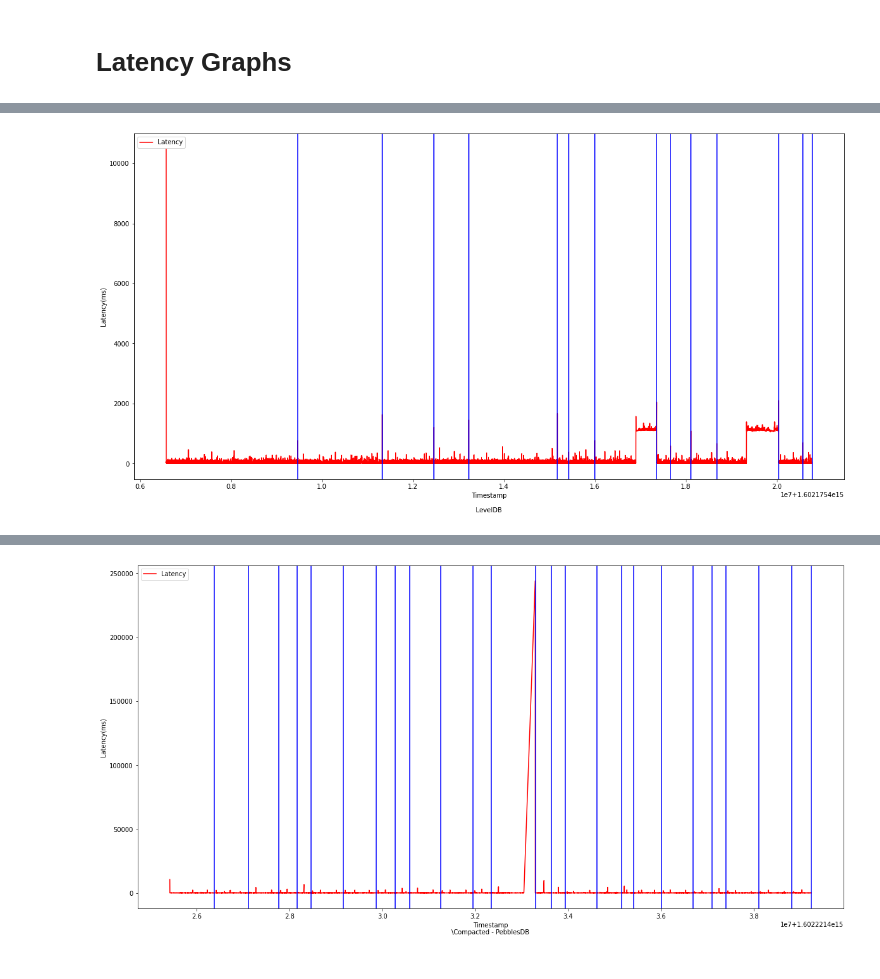
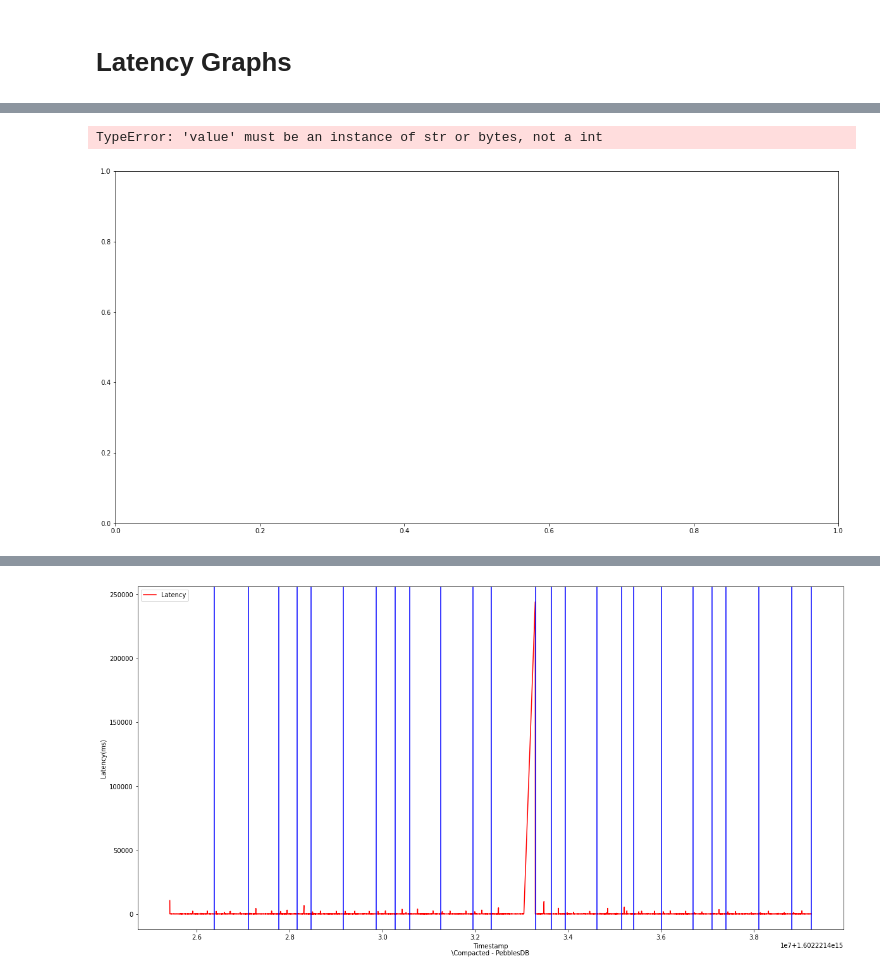
Before and after one commit to shaanzie/lsmt-research, a Jupyter notebook: scripts/parsing_scripts/Latency Graphs.ipynb, the cells around one changed output, grey strips where cells are left out. Drawn from its saved outputs; the diff is of its cells as text; code cells hidden in the pictures.

```diff
--- a/scripts/parsing_scripts/Latency Graphs.ipynb
+++ b/scripts/parsing_scripts/Latency Graphs.ipynb
@@ -27,10 +10,10 @@ Successfully installed cycler-0.10.0 kiwisolver-1.3.1 matplotlib-3.3.3 pandas-1.
 # %%
 # LevelDB
 
-level_df = pd.read_csv("/home/shaanzie/Desktop/YCSB_lsmt/latency.csv")
+level_df = pd.read_csv("/home/shaanzie/Desktop/LSMTProject/level-results/leveldb-fillseq-latency.csv")
 
 compact_time = []
-with open("/home/shaanzie/Desktop/YCSB_lsmt/leveldb_database/LOG", "r") as compact_file:
+with open("/home/shaanzie/Desktop/LSMTProject/level-results/LOG", "r") as compact_file:
     for line in compact_file.readlines():
         if("compacted" in line or "Compacting" in line):
             inp = line.split(" ")[0]
@@ -48,18 +31,19 @@ def find_time(time):
     return hours + mins + sec + int(s)
 
 timestamps =[]
+# level_df
 for index, row in level_df.iterrows():
-    timestamps.append(find_time(row['Timestamp']))
+    timestamps.append(row['Timestamp'])
 
 timestamps.sort()
 print(timestamps[-1], find_time(compact_time[0]))
 
-plt.plot(timestamps,level_df['Latency'], label='Latency', color='r')
-for i in compact_time:
-    plt.axvline(find_time(i))
-plt.xlabel("Timestamp\n\nLevelDB-Workload A")
-plt.ylabel("Latency(ms)")
-plt.legend()
-plt.savefig("/home/shaanzie/Desktop/LSMTProject/LevelDB-WorkloadA.png")
-plt.show()
+# plt.plot(timestamps,level_df['Latency'], label='Latency', color='r')
+# for i in compact_time:
+#     plt.axvline(find_time(i))
+# plt.xlabel("Timestamp\n\nLevelDB-Workload A")
+# plt.ylabel("Latency(ms)")
+# plt.legend()
+# # plt.savefig("/home/shaanzie/Desktop/LSMTProject/LevelDB-WorkloadA.png")
+# plt.show()
 # %% [output]
@@ -68,33 +51,34 @@ plt.show()
 # %%
 # LevelDB
 
-level_df = pd.read_csv("/home/shaanzie/leveldb-results/leveldb-fillrandom-latency.csv", names=['Timestamp', 'Latency'])
+level_df = pd.read_csv("/home/shaanzie/Desktop/LSMTProject/level-results/leveldb-fillseq-latency.csv", names=['Timestamp', 'Latency'])
 
 compact_done_time = []
 compact_start_time = []
 
-with open("/home/shaanzie/leveldb-results/LOG", "r") as compact_file:
+with open("/home/shaanzie/Desktop/LSMTProject/level-results/LOG", "r") as compact_file:
     for line in compact_file.readlines():
         if("compacted" in line):
             inp = line.split(";")[0]
             compact_done_time.append(int(inp))
 #         if("Compacting" in line):
 #             inp = line.split(";")[0]
 #             compact_start_time.append(int(inp))
 
 plt.figure(figsize=(20,10))
 plt.plot(level_df['Timestamp'],level_df['Latency'], label='Latency', color='r')
 for xc in compact_done_time:
     plt.axvline(x=xc, color='b')
 # for xc in compact_start_time:
 #     plt.axvline(x=xc, color='g')
 plt.xlabel("Timestamp\n\nLevelDB")
 plt.ylabel("Latency(ms)")
 plt.legend()
-plt.savefig("/home/shaanzie/Desktop/LSMTProject/LevelDB.png")
+# plt.savefig("/home/shaanzie/Desktop/LSMTProject/LevelDB.png")
 plt.show()
 # %% [output]
+TypeError: 'value' must be an instance of str or bytes, not a int
-[figure, old version]
+[figure, new version]
 # %%
 # LevelDB
 
```
Also changed, not shown: parts of 3 cells of this notebook.
